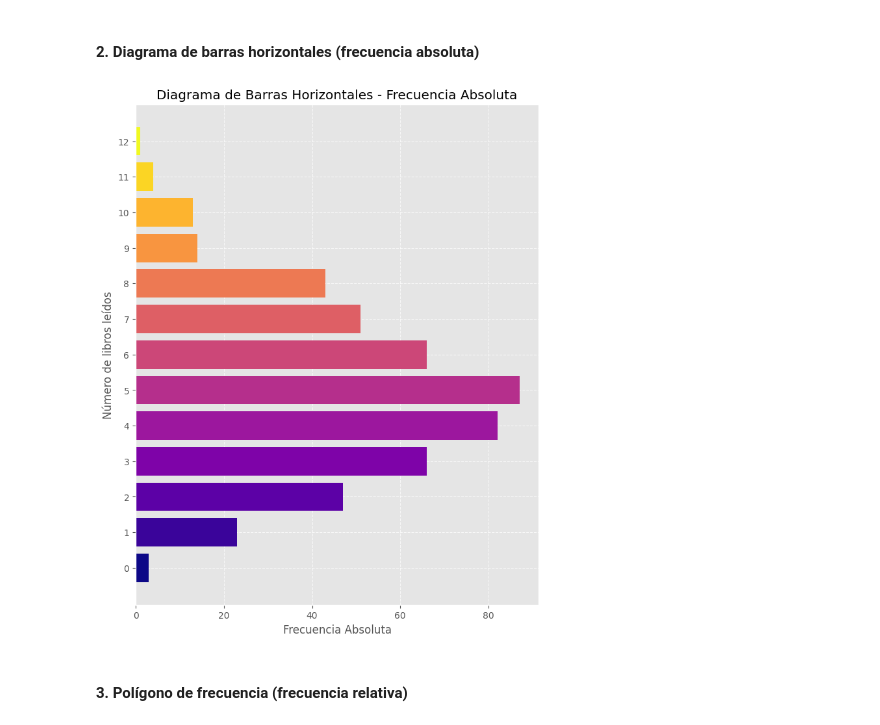
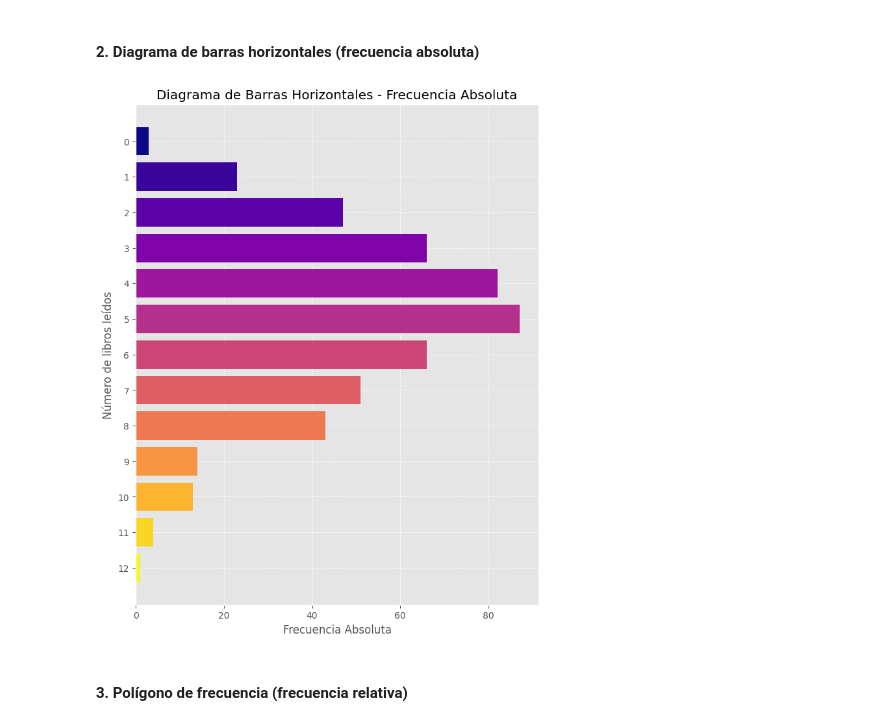
Before and after one commit to D1egoXD/Tablas_Frecuencias, a Jupyter notebook: cuantitativos_discretos.ipynb, the cells around one changed output. Saved outputs shown, nothing was run; the diff lists cells and outputs as text; code cells hidden in the pictures.

```diff
--- a/cuantitativos_discretos.ipynb
+++ b/cuantitativos_discretos.ipynb
@@ -71,15 +71,17 @@ plt.show()
 # %%
 
 # Diagrama de Barras Horizontales (Frecuencia Absoluta)
 plt.figure(figsize=(8, 10))
-plt.barh(tabla.index.astype(str), frecuencia_absoluta.values, color=plt.cm.plasma(np.linspace(0, 1, len(tabla))))
+plt.barh(range(len(tabla.index))[::-1], frecuencia_absoluta.values,
+        color=plt.cm.plasma(np.linspace(0, 1, len(tabla))))
+plt.yticks(range(len(tabla.index)), tabla.index.astype(str)[::-1])
 plt.xlabel("Frecuencia Absoluta")
 plt.ylabel("Número de libros leídos")
 plt.title("Diagrama de Barras Horizontales - Frecuencia Absoluta")
 plt.grid(True, linestyle="--", alpha=0.7)
 plt.show()
 # %% [output]
-[figure, old version]
+[figure, new version]
 # %% [markdown]
 #### 3. Polígono de frecuencia (frecuencia relativa)
 # %%
```
Also changed, not shown: parts of 3 cells of this notebook.
